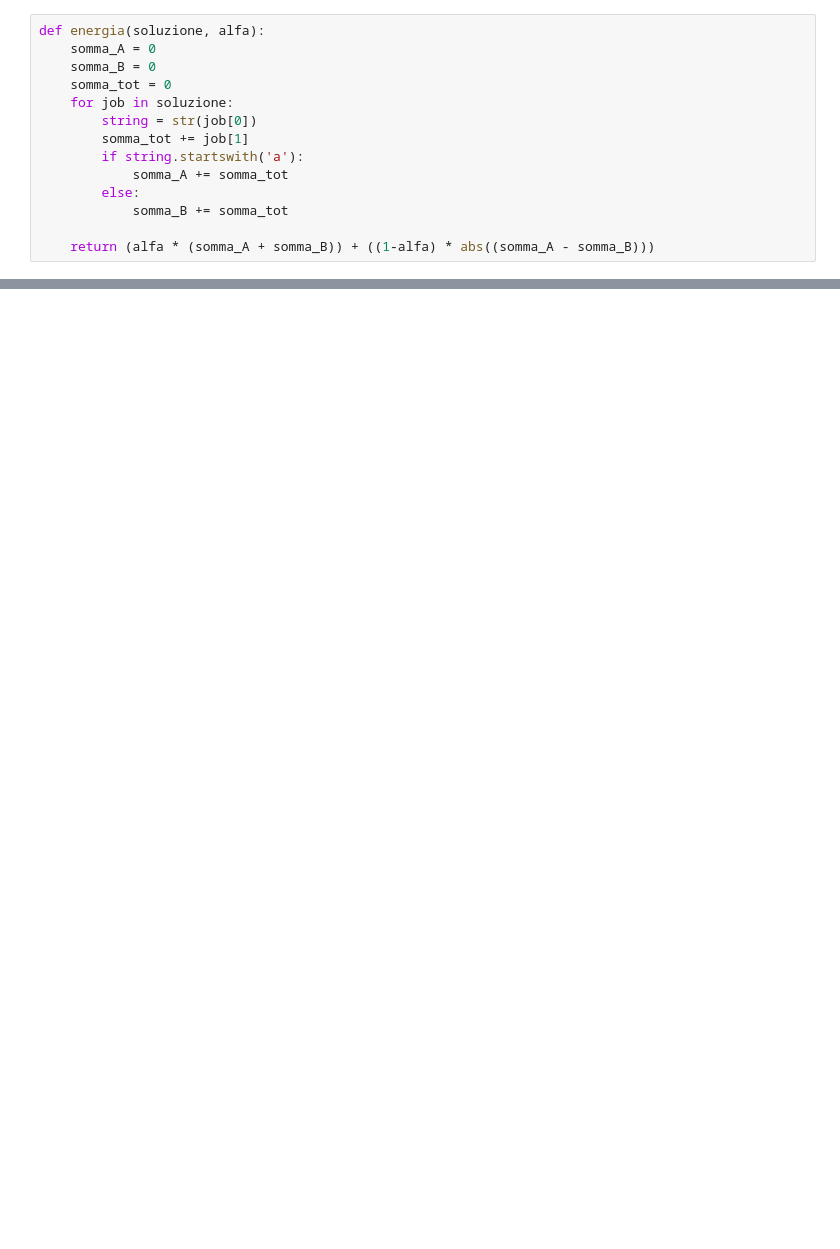
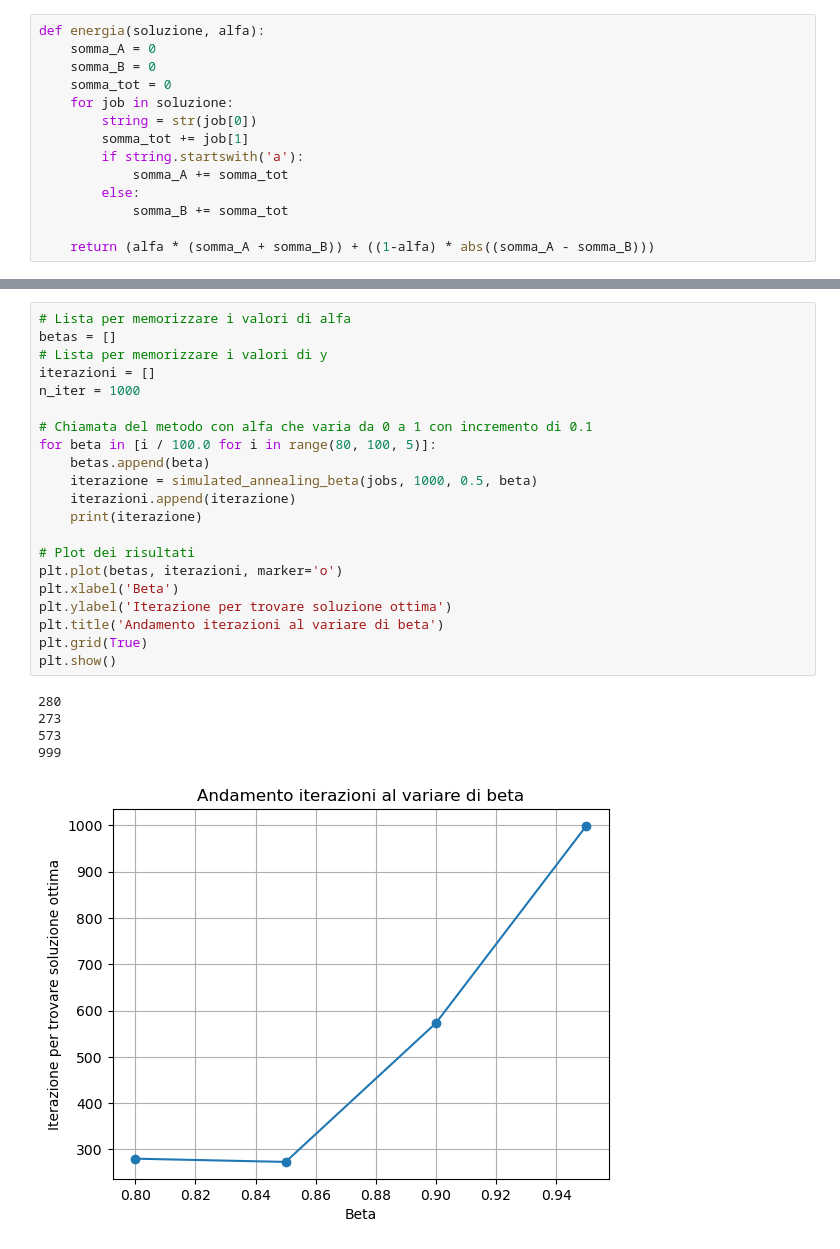
Before and after one commit to FabLetizia/Job-shop-scheduling, a Jupyter notebook: simulated_annealing.ipynb, the cells around one changed output, grey strips where cells are left out. Saved outputs shown, nothing was run; the diff lists cells and outputs as text; blank space fills up the shorter version.

```diff
--- a/simulated_annealing.ipynb
+++ b/simulated_annealing.ipynb
@@ -132,0 +195,27 @@ soluzione_ottima
+# %%
+# Lista per memorizzare i valori di alfa
+betas = []
+# Lista per memorizzare i valori di y
+iterazioni = []
+n_iter = 1000
+
+# Chiamata del metodo con alfa che varia da 0 a 1 con incremento di 0.1
+for beta in [i / 100.0 for i in range(80, 100, 5)]:
+    betas.append(beta)
+    iterazione = simulated_annealing_beta(jobs, 1000, 0.5, beta)
+    iterazioni.append(iterazione)
+    print(iterazione)
+
+# Plot dei risultati
+plt.plot(betas, iterazioni, marker='o')
+plt.xlabel('Beta')
+plt.ylabel('Iterazione per trovare soluzione ottima')
+plt.title('Andamento iterazioni al variare di beta')
+plt.grid(True)
+plt.show()
+# %% [output]
+280
+273
+573
+999
+[figure, added]
```
Also changed, not shown: parts of 44 cells of this notebook.
